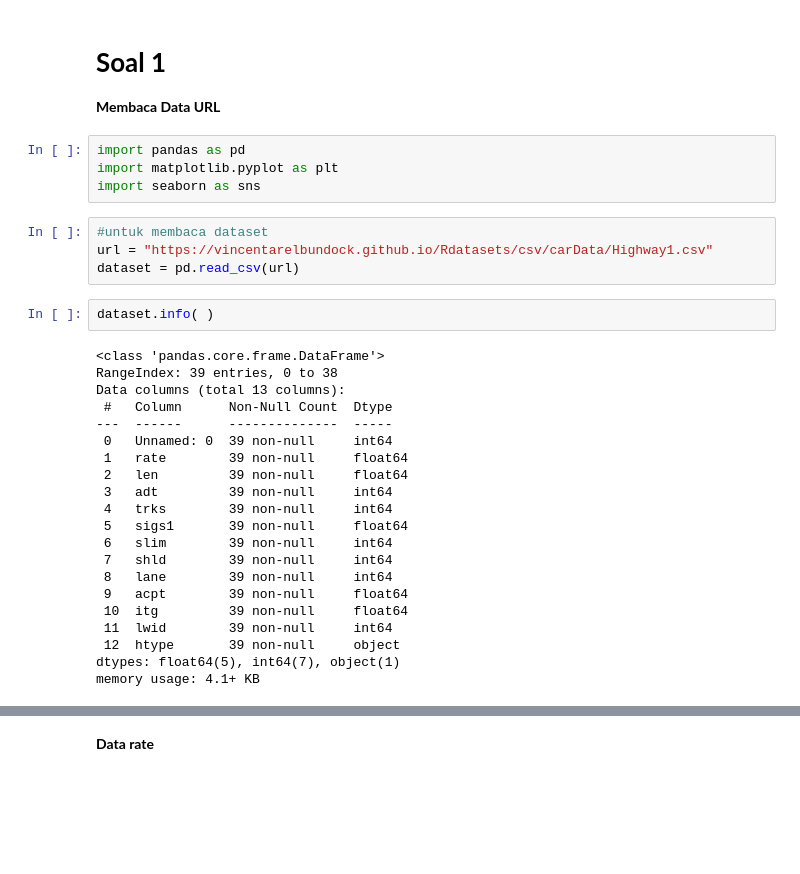
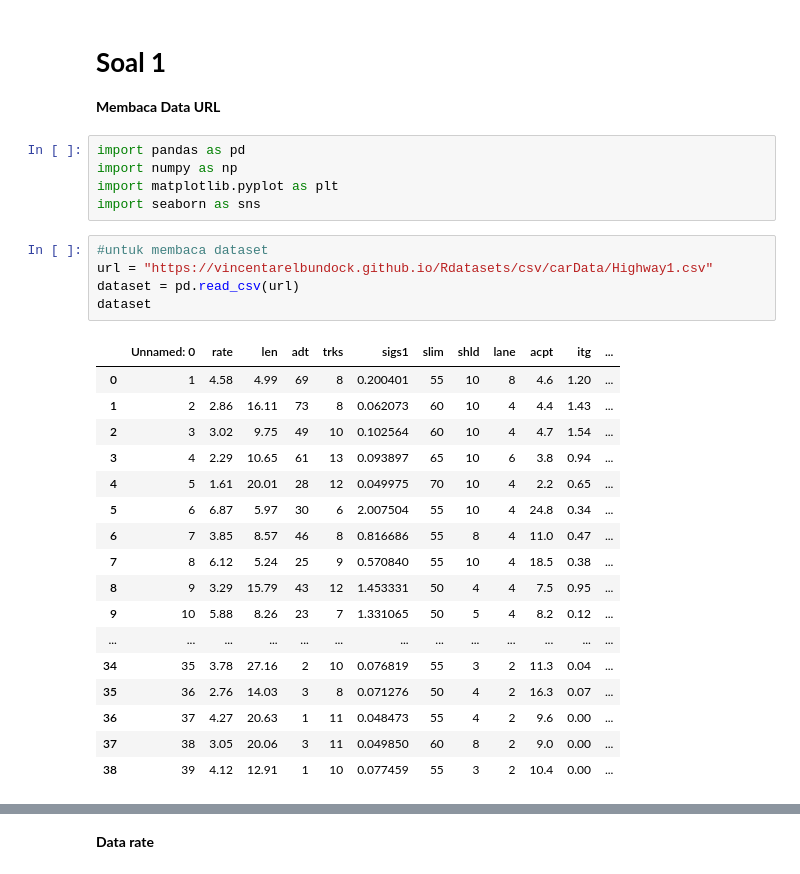
Before and after one commit to RibutDwiArtah023/DATAMINING, a Jupyter notebook: _sources/Tugas 1.ipynb, the cells around one changed output, grey strips where cells are left out. Cells and saved outputs as stored; diff of their text form; blank space fills up the shorter version.

```diff
--- a/_sources/Tugas 1.ipynb
+++ b/_sources/Tugas 1.ipynb
@@ -13,32 +13,29 @@ Data berasal dari makalah master yang tidak diterbitkan oleh Carl Hoffstedt. Mer
 **Membaca Data URL**
 # %%
 import pandas as pd
+import numpy as np
 import matplotlib.pyplot as plt
 import seaborn as sns
 # %%
 #untuk membaca dataset
 url = "https://vincentarelbundock.github.io/Rdatasets/csv/carData/Highway1.csv"
 dataset = pd.read_csv(url)
+dataset
+# %% [output]
+|  | Unnamed: 0 | rate | len | adt | trks | sigs1 | slim | shld | lane | acpt | itg | ... |
+| 0 | 1 | 4.58 | 4.99 | 69 | 8 | 0.200401 | 55 | 10 | 8 | 4.6 | 1.20 | ... |
+| 1 | 2 | 2.86 | 16.11 | 73 | 8 | 0.062073 | 60 | 10 | 4 | 4.4 | 1.43 | ... |
+| 2 | 3 | 3.02 | 9.75 | 49 | 10 | 0.102564 | 60 | 10 | 4 | 4.7 | 1.54 | ... |
+| 3 | 4 | 2.29 | 10.65 | 61 | 13 | 0.093897 | 65 | 10 | 6 | 3.8 | 0.94 | ... |
+| 4 | 5 | 1.61 | 20.01 | 28 | 12 | 0.049975 | 70 | 10 | 4 | 2.2 | 0.65 | ... |
+| 5 | 6 | 6.87 | 5.97 | 30 | 6 | 2.007504 | 55 | 10 | 4 | 24.8 | 0.34 | ... |
+| 6 | 7 | 3.85 | 8.57 | 46 | 8 | 0.816686 | 55 | 8 | 4 | 11.0 | 0.47 | ... |
+| 7 | 8 | 6.12 | 5.24 | 25 | 9 | 0.570840 | 55 | 10 | 4 | 18.5 | 0.38 | ... |
+| 8 | 9 | 3.29 | 15.79 | 43 | 12 | 1.453331 | 50 | 4 | 4 | 7.5 | 0.95 | ... |
+| 9 | 10 | 5.88 | 8.26 | 23 | 7 | 1.331065 | 50 | 5 | 4 | 8.2 | 0.12 | ... |
+| ... | ... | ... | ... | ... | ... | ... | ... | ... | ... | ... | ... | ... |
+| 34 | 35 | 3.78 | 27.16 | 2 | 10 | 0.076819 | 55 | 3 | 2 | 11.3 | 0.04 | ... |
+| 35 | 36 | 2.76 | 14.03 | 3 | 8 | 0.071276 | 50 | 4 | 2 | 16.3 | 0.07 | ... |
+| 36 | 37 | 4.27 | 20.63 | 1 | 11 | 0.048473 | 55 | 4 | 2 | 9.6 | 0.00 | ... |
+| 37 | 38 | 3.05 | 20.06 | 3 | 11 | 0.049850 | 60 | 8 | 2 | 9.0 | 0.00 | ... |
+| 38 | 39 | 4.12 | 12.91 | 1 | 10 | 0.077459 | 55 | 3 | 2 | 10.4 | 0.00 | ... |
-# %%
-dataset.info( )
-# %% [output]
-<class 'pandas.core.frame.DataFrame'>
-RangeIndex: 39 entries, 0 to 38
-Data columns (total 13 columns):
- #   Column      Non-Null Count  Dtype
----  ------      --------------  -----
- 0   Unnamed: 0  39 non-null     int64
- 1   rate        39 non-null     float64
- 2   len         39 non-null     float64
- 3   adt         39 non-null     int64
- 4   trks        39 non-null     int64
- 5   sigs1       39 non-null     float64
- 6   slim        39 non-null     int64
- 7   shld        39 non-null     int64
- 8   lane        39 non-null     int64
- 9   acpt        39 non-null     float64
- 10  itg         39 non-null     float64
- 11  lwid        39 non-null     int64
- 12  htype       39 non-null     object
-dtypes: float64(5), int64(7), object(1)
-memory usage: 4.1+ KB
```
Also changed, not shown: parts of 125 cells of this notebook, 19 other files.
